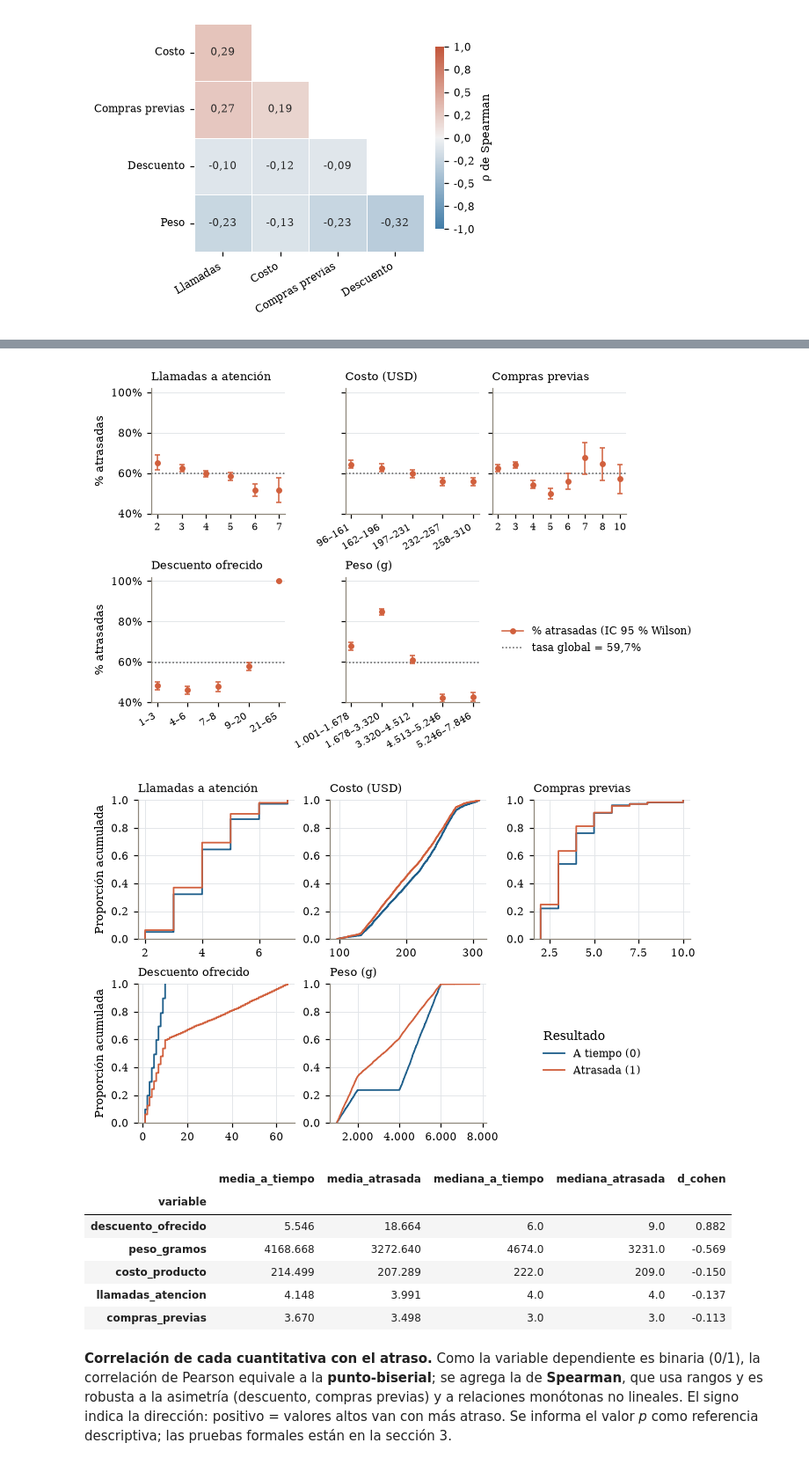
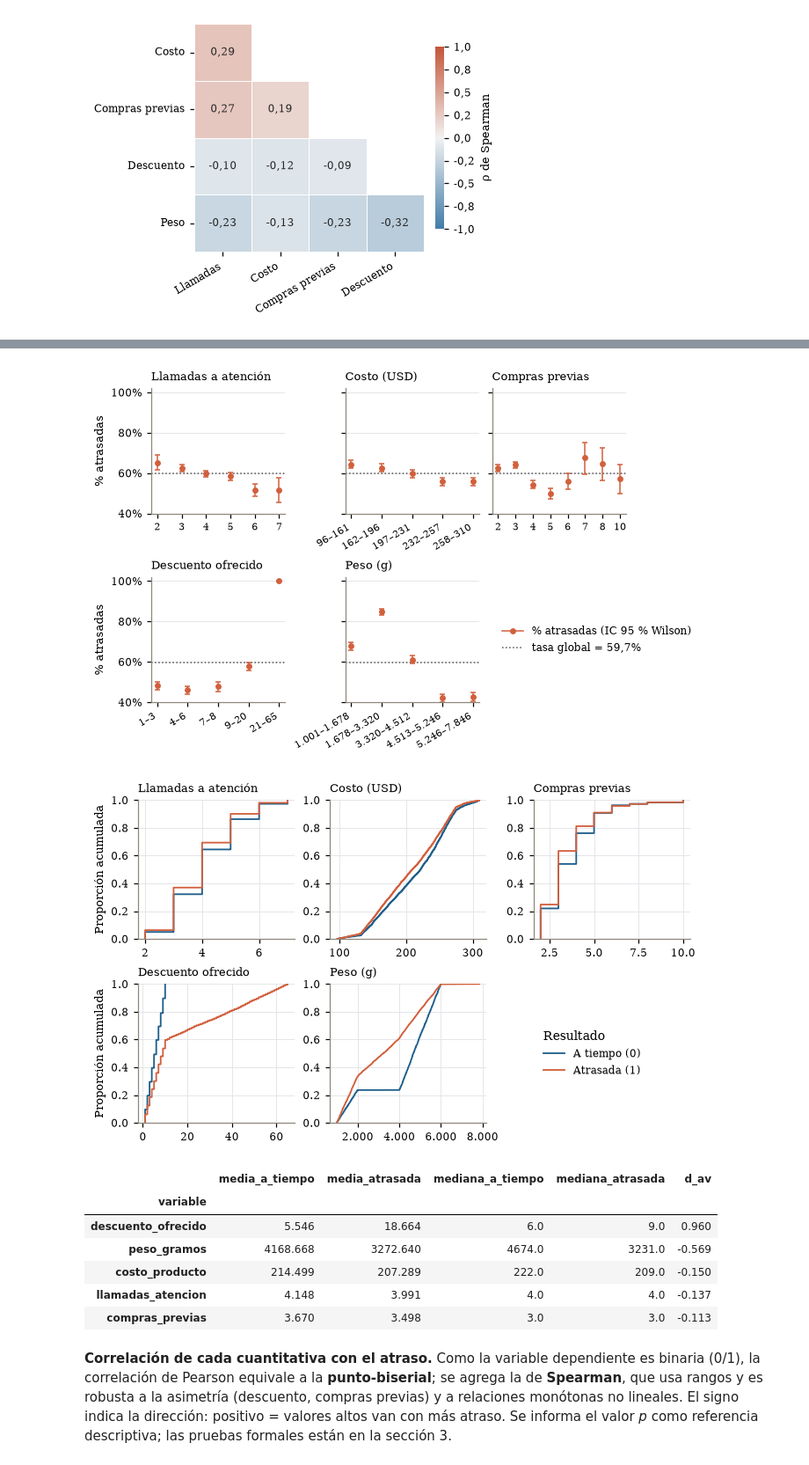
Before and after one commit to joserodriguezc/grupo_1_estadistica_computacional, a Jupyter notebook: sumativa_1/notebooks/sumativa_1.ipynb, the cells around one changed output, grey strips where cells are left out. Shown at 88% size. Saved outputs shown, nothing was run; the diff lists cells and outputs as text; code cells hidden in the pictures.

```diff
--- a/sumativa_1/notebooks/sumativa_1.ipynb
+++ b/sumativa_1/notebooks/sumativa_1.ipynb
@@ -561,39 +561,38 @@ sobrantes[0].legend(handles=[
     Line2D([], [], color=GRIS, ls=':', lw=1, label=f'tasa global = {num(tasa_global * 100, 1)}%')],
     loc='center left')
 guardar('fig_eda_6_dependiente_vs_cuantitativas')
 
 fig, ax, sobrantes = rejilla(len(cuantitativas), alto=1.9)
 for j, (a, v) in enumerate(zip(ax, cuantitativas)):
     for k in (0, 1):
         sns.ecdfplot(df.loc[df[TARGET] == k, v], ax=a, color=PAL_TARGET[ETIQ_TARGET[k]], lw=1.2,
                      label=ETIQ_TARGET[k])
     a.set_title(etiq(v), fontsize=8.5)
     a.set_xlabel('')
     a.set_ylabel('Proporción acumulada' if j % 3 == 0 else '')
     if df[v].max() >= 1000:
         a.xaxis.set_major_formatter(FMT_MILES)
 sobrantes[0].axis('off')
 sobrantes[0].legend(*ax[0].get_legend_handles_labels(), loc='center left', title='Resultado',
                     alignment='left')
 guardar('fig_eda_6b_ecdf_por_resultado')
 
 filas_rel = []
 for v in cuantitativas:
     g0, g1 = df.loc[df[TARGET] == 0, v], df.loc[df[TARGET] == 1, v]
-    sd_comb = np.sqrt(((len(g0) - 1) * g0.var() + (len(g1) - 1) * g1.var()) / (n - 2))
     filas_rel.append({'variable': v,
                       'media_a_tiempo': g0.mean(), 'media_atrasada': g1.mean(),
                       'mediana_a_tiempo': g0.median(), 'mediana_atrasada': g1.median(),
-                      'd_cohen': (g1.mean() - g0.mean()) / sd_comb})
+                      'd_av': (g1.mean() - g0.mean()) / np.sqrt((g1.var() + g0.var()) / 2)})
 rel_cuanti = pd.DataFrame(filas_rel).set_index('variable')
 rel_cuanti.to_csv(RAIZ / 'outputs/tablas/relacion_dependiente_cuantitativas.csv', encoding='utf-8')
-rel_cuanti.sort_values('d_cohen', key=abs, ascending=False).round(3)
+rel_cuanti.sort_values('d_av', key=abs, ascending=False).round(3)
 # %% [output]
 [figure]
 [figure]
-|  | media_a_tiempo | media_atrasada | mediana_a_tiempo | mediana_atrasada | d_cohen |
+|  | media_a_tiempo | media_atrasada | mediana_a_tiempo | mediana_atrasada | d_av |
 | variable |  |  |  |  |  |
-| descuento_ofrecido | 5.546 | 18.664 | 6.0 | 9.0 | 0.882 |
+| descuento_ofrecido | 5.546 | 18.664 | 6.0 | 9.0 | 0.960 |
 | peso_gramos | 4168.668 | 3272.640 | 4674.0 | 3231.0 | -0.569 |
 | costo_producto | 214.499 | 207.289 | 222.0 | 209.0 | -0.150 |
 | llamadas_atencion | 4.148 | 3.991 | 4.0 | 4.0 | -0.137 |
```
Also changed, not shown: parts of 4 cells of this notebook, 3 other files.
